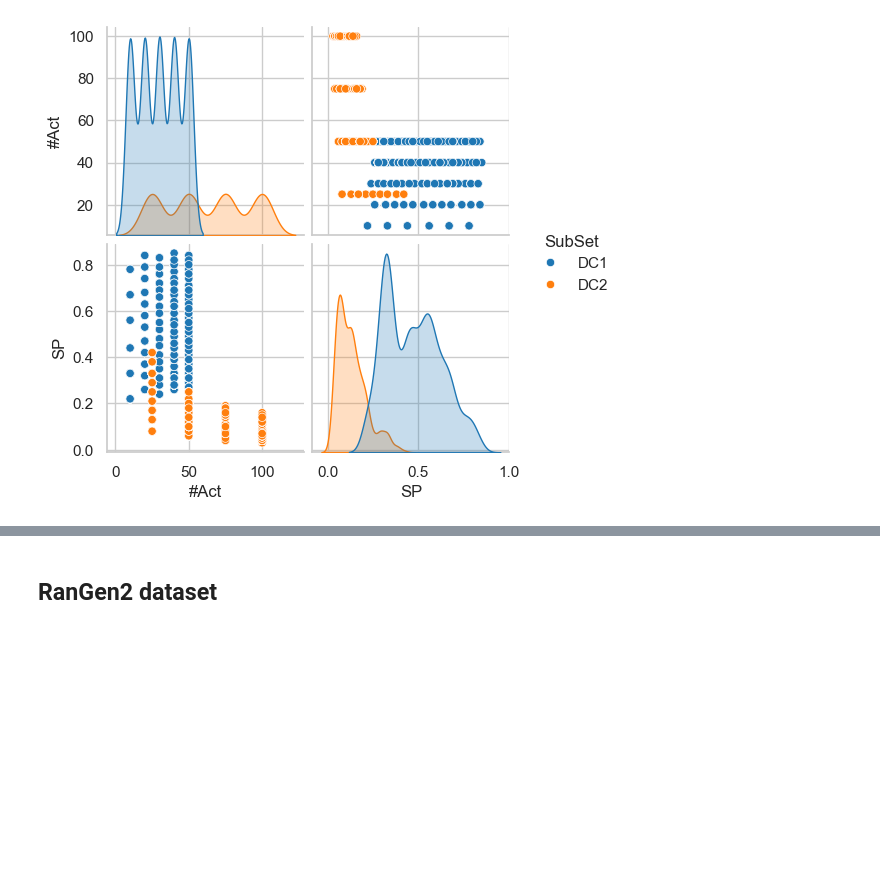
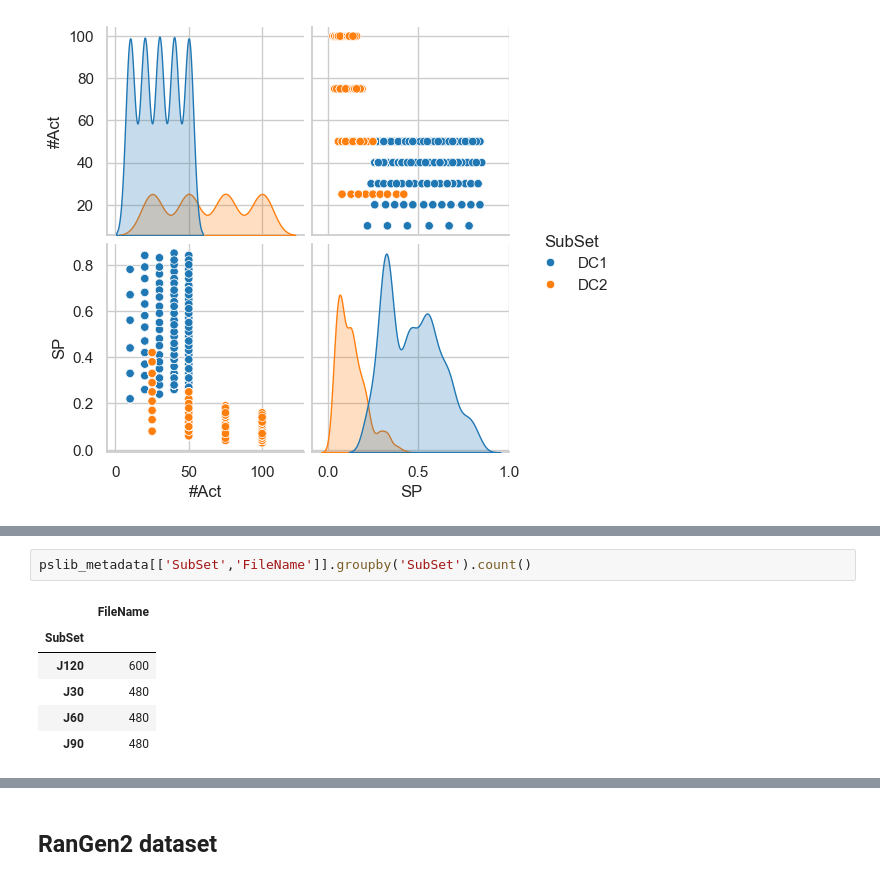
Before and after one commit to jismartin/GlassBoxEVM, a Jupyter notebook: exploratory_analysis.ipynb, the cells around one changed output, grey strips where cells are left out. Drawn from its saved outputs; the diff is of its cells as text; blank space fills up the shorter version.

```diff
--- a/exploratory_analysis.ipynb
+++ b/exploratory_analysis.ipynb
@@ -69,0 +85,9 @@ sns.pairplot(df_metadata[['#Act','SP','SubSet']],hue='SubSet')
+# %%
+pslib_metadata[['SubSet','FileName']].groupby('SubSet').count()
+# %% [output]
+|  | FileName |
+| SubSet |  |
+| J120 | 600 |
+| J30 | 480 |
+| J60 | 480 |
+| J90 | 480 |
```
Also changed, not shown: parts of 4 cells of this notebook, 1 other file.
